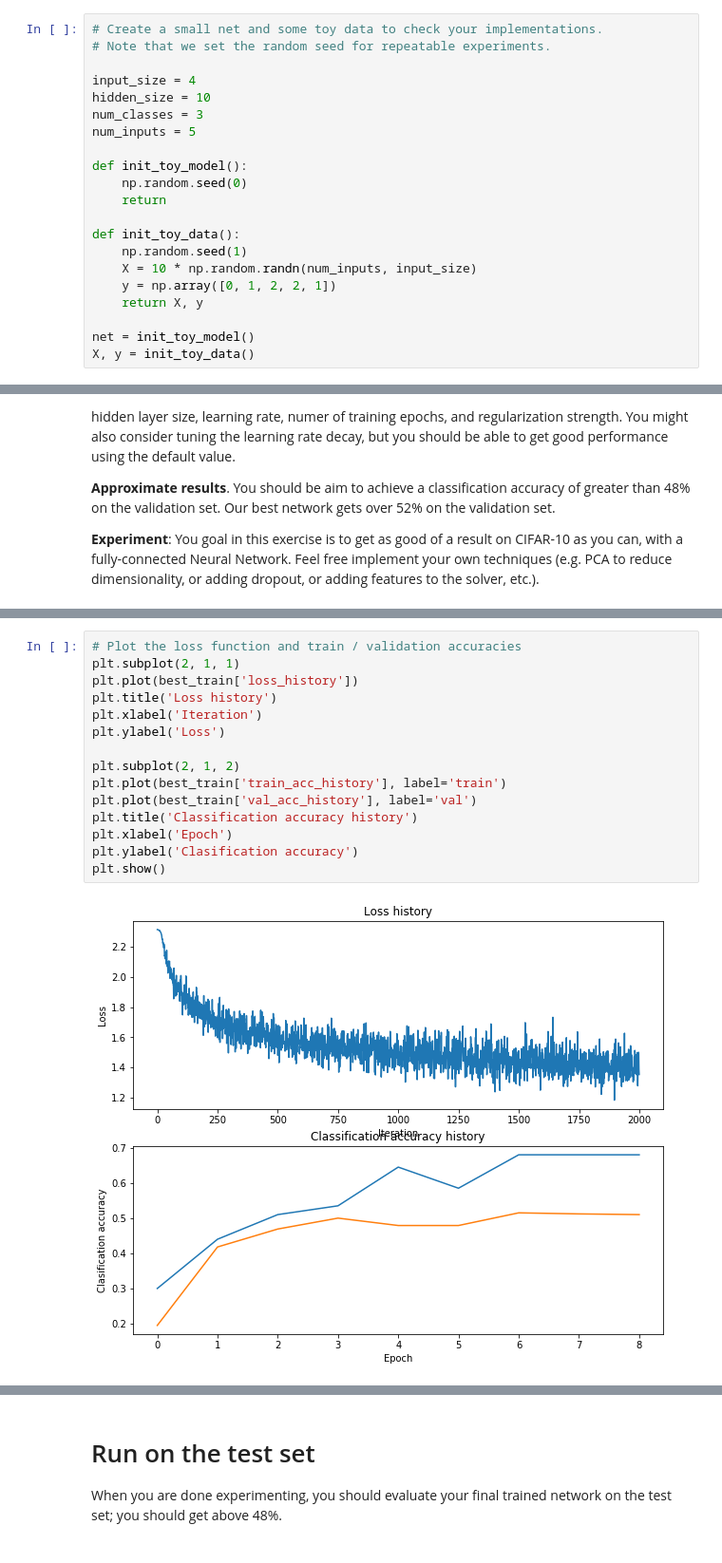
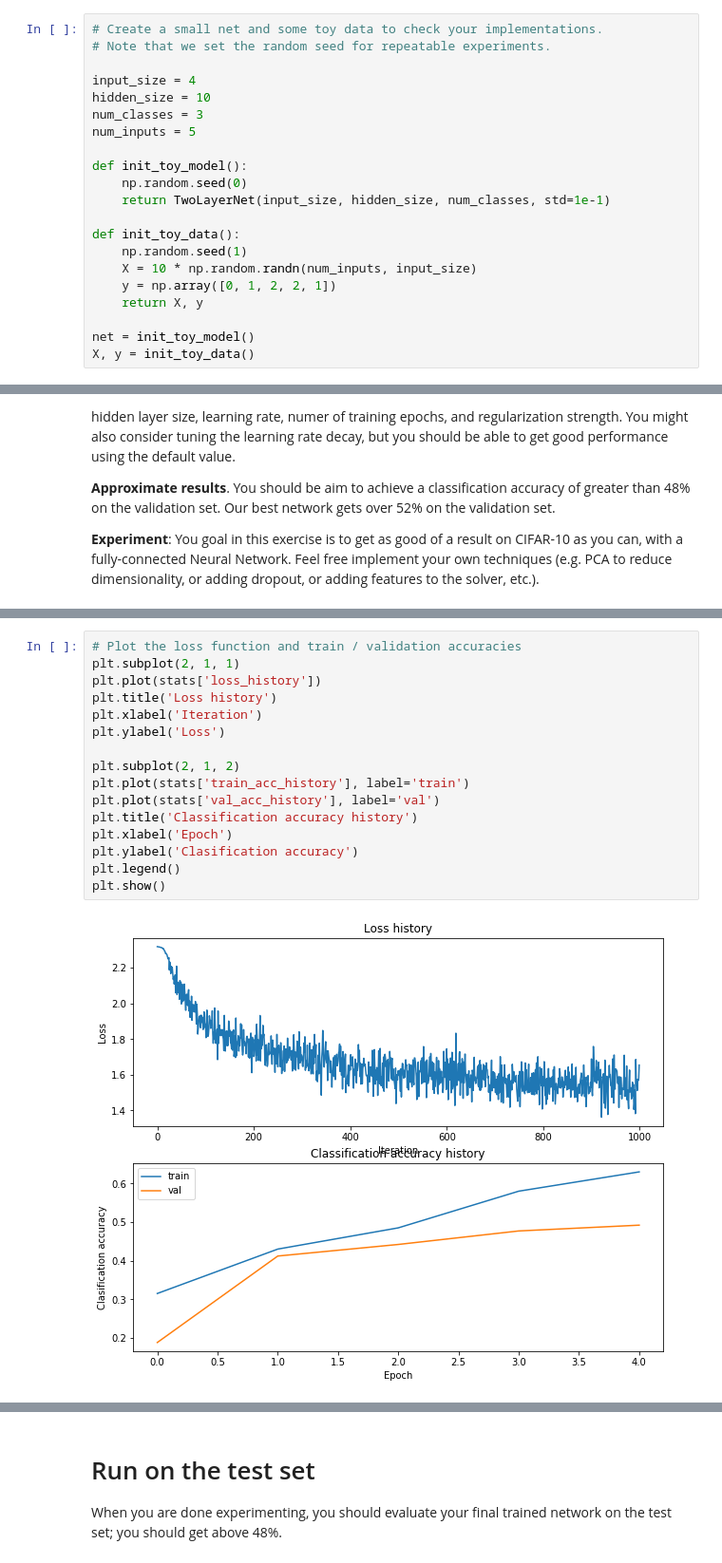
Before and after one commit to JhnLee/CS231N, a Jupyter notebook: assignment1/two_layer_net.ipynb, the cells around one changed output, grey strips where cells are left out. Shown at 95% size. Cells and saved outputs as stored; diff of their text form.

Commit message:
two layers net complete

```diff
--- a/assignment1/two_layer_net.ipynb
+++ b/assignment1/two_layer_net.ipynb
@@ -37,7 +40,7 @@ num_inputs = 5
 
 def init_toy_model():
     np.random.seed(0)
-    return
+    return TwoLayerNet(input_size, hidden_size, num_classes, std=1e-1)
 
 def init_toy_data():
     np.random.seed(1)
@@ -349,20 +358,21 @@ best validation accuracy achieved during cross-validation: 0.510000
 # %%
 # Plot the loss function and train / validation accuracies
 plt.subplot(2, 1, 1)
-plt.plot(best_train['loss_history'])
+plt.plot(stats['loss_history'])
 plt.title('Loss history')
 plt.xlabel('Iteration')
 plt.ylabel('Loss')
 
 plt.subplot(2, 1, 2)
-plt.plot(best_train['train_acc_history'], label='train')
-plt.plot(best_train['val_acc_history'], label='val')
+plt.plot(stats['train_acc_history'], label='train')
+plt.plot(stats['val_acc_history'], label='val')
 plt.title('Classification accuracy history')
 plt.xlabel('Epoch')
 plt.ylabel('Clasification accuracy')
+plt.legend()
 plt.show()
 # %% [output]
-[figure, old version]
+[figure, new version]
 # %%
 # visualize the weights of the best network
 show_net_weights(best_net)
```
Also changed, not shown: parts of 10 cells of this notebook, 1 other file.
